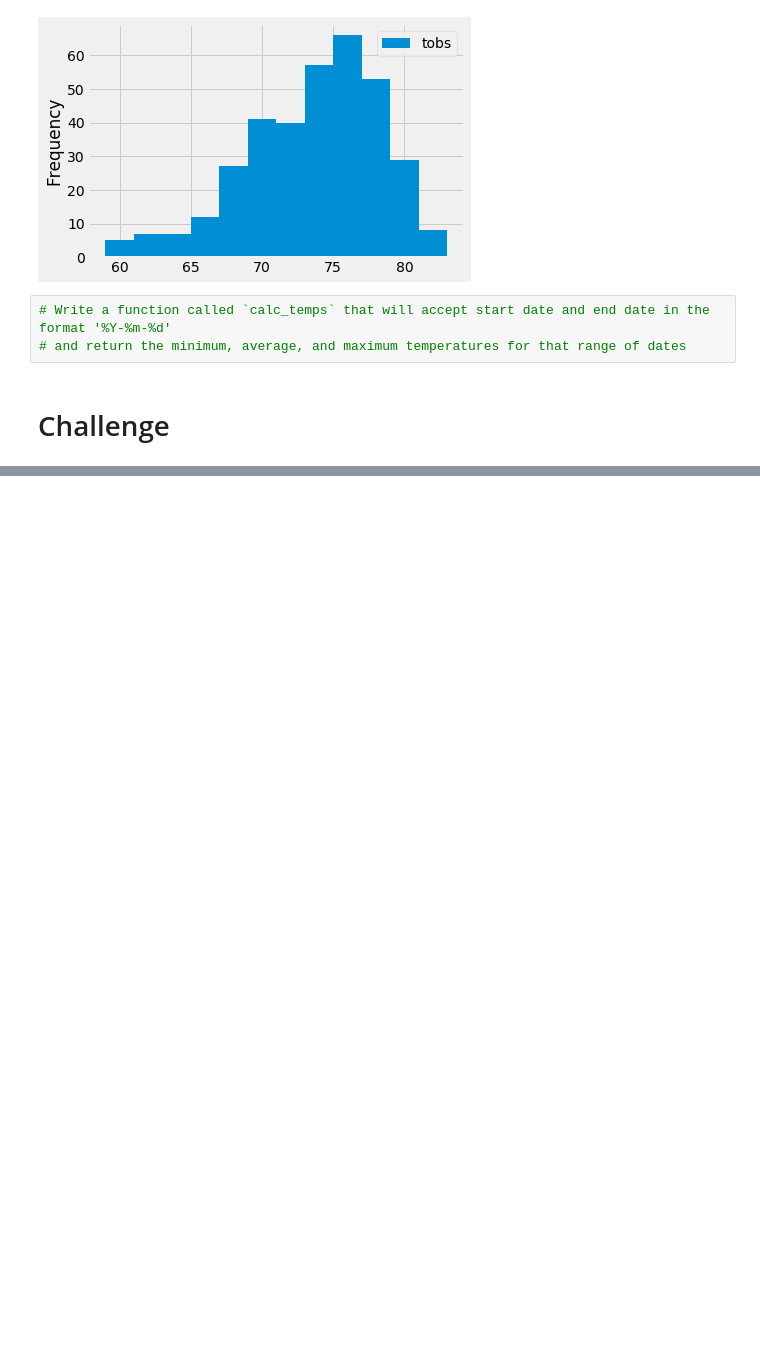
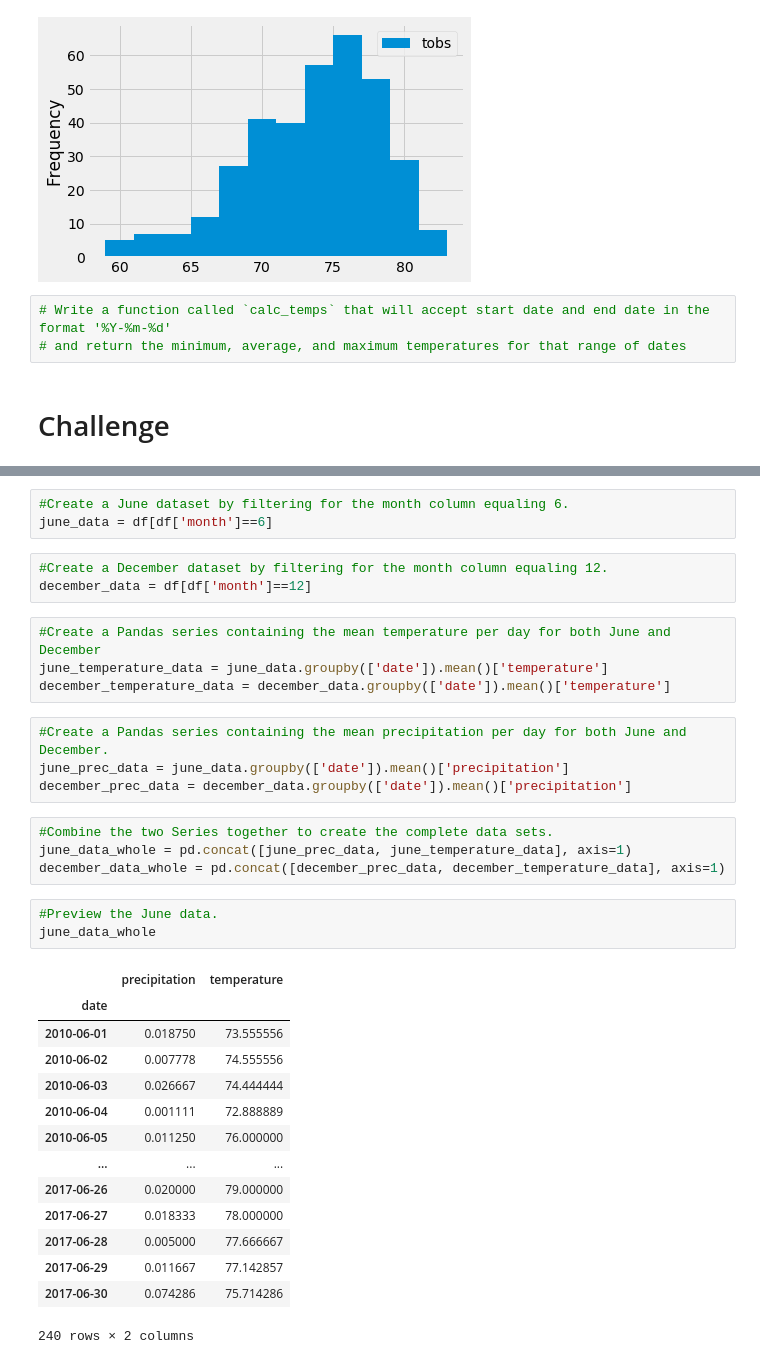
Before and after one commit to freddilly/surfs_up, a Jupyter notebook: climate_analysis.ipynb, the cells around one changed output, grey strips where cells are left out. Drawn from its saved outputs; the diff is of its cells as text; blank space fills up the shorter version.

Commit message:
final analysis of June and December

```diff
--- a/climate_analysis.ipynb
+++ b/climate_analysis.ipynb
@@ -120,0 +175,36 @@ plt.tight_layout
+# %%
+#Create a June dataset by filtering for the month column equaling 6.
+june_data = df[df['month']==6]
+# %%
+#Create a December dataset by filtering for the month column equaling 12.
+december_data = df[df['month']==12]
+# %%
+#Create a Pandas series containing the mean temperature per day for both June and December
+june_temperature_data = june_data.groupby(['date']).mean()['temperature']
+december_temperature_data = december_data.groupby(['date']).mean()['temperature']
+# %%
+#Create a Pandas series containing the mean precipitation per day for both June and December.
+june_prec_data = june_data.groupby(['date']).mean()['precipitation']
+december_prec_data = december_data.groupby(['date']).mean()['precipitation']
+# %%
+#Combine the two Series together to create the complete data sets.
+june_data_whole = pd.concat([june_prec_data, june_temperature_data], axis=1)
+december_data_whole = pd.concat([december_prec_data, december_temperature_data], axis=1)
+# %%
+#Preview the June data.
+june_data_whole
+# %% [output]
+|  | precipitation | temperature |
+| date |  |  |
+| 2010-06-01 | 0.018750 | 73.555556 |
+| 2010-06-02 | 0.007778 | 74.555556 |
+| 2010-06-03 | 0.026667 | 74.444444 |
+| 2010-06-04 | 0.001111 | 72.888889 |
+| 2010-06-05 | 0.011250 | 76.000000 |
+| ... | ... | ... |
+| 2017-06-26 | 0.020000 | 79.000000 |
+| 2017-06-27 | 0.018333 | 78.000000 |
+| 2017-06-28 | 0.005000 | 77.666667 |
+| 2017-06-29 | 0.011667 | 77.142857 |
+| 2017-06-30 | 0.074286 | 75.714286 |
+240 rows × 2 columns
```
Also changed, not shown: parts of 15 cells of this notebook.
